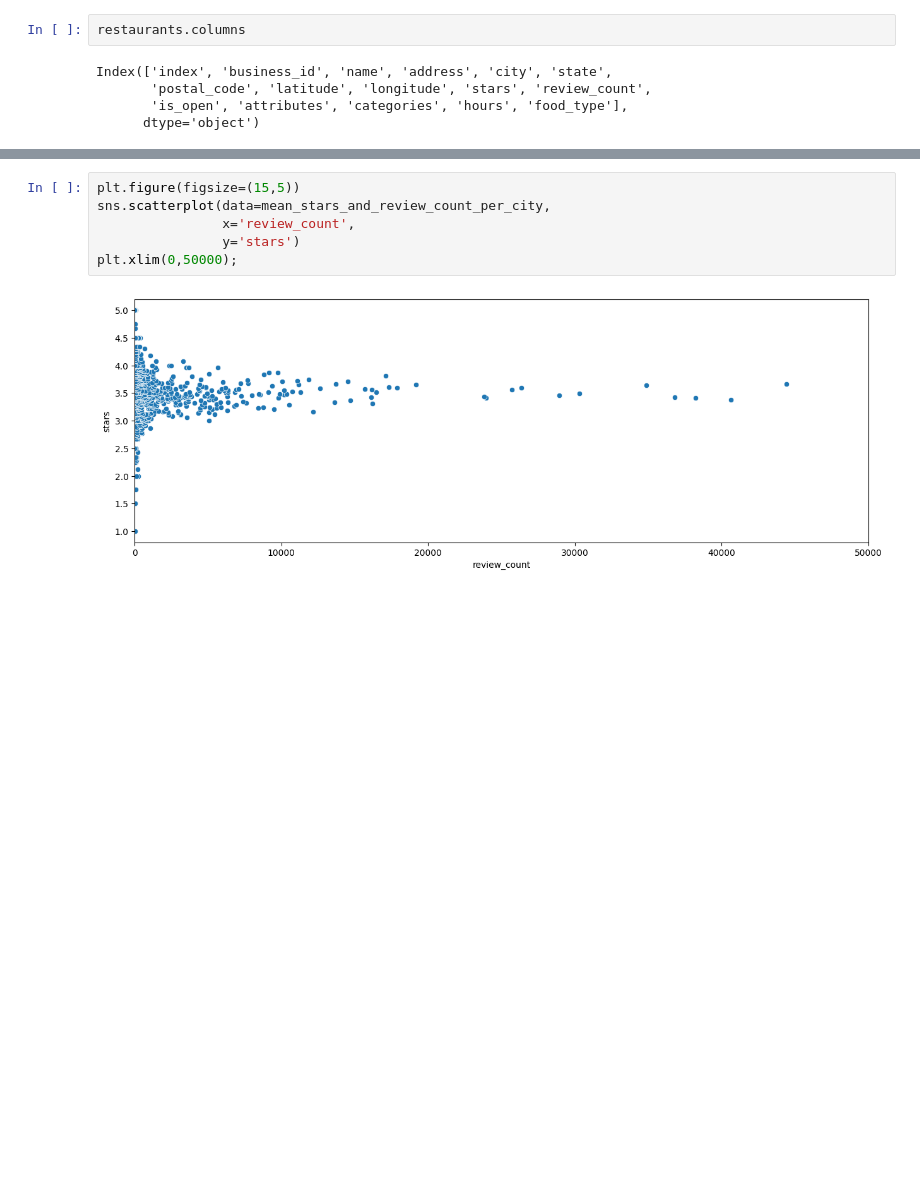
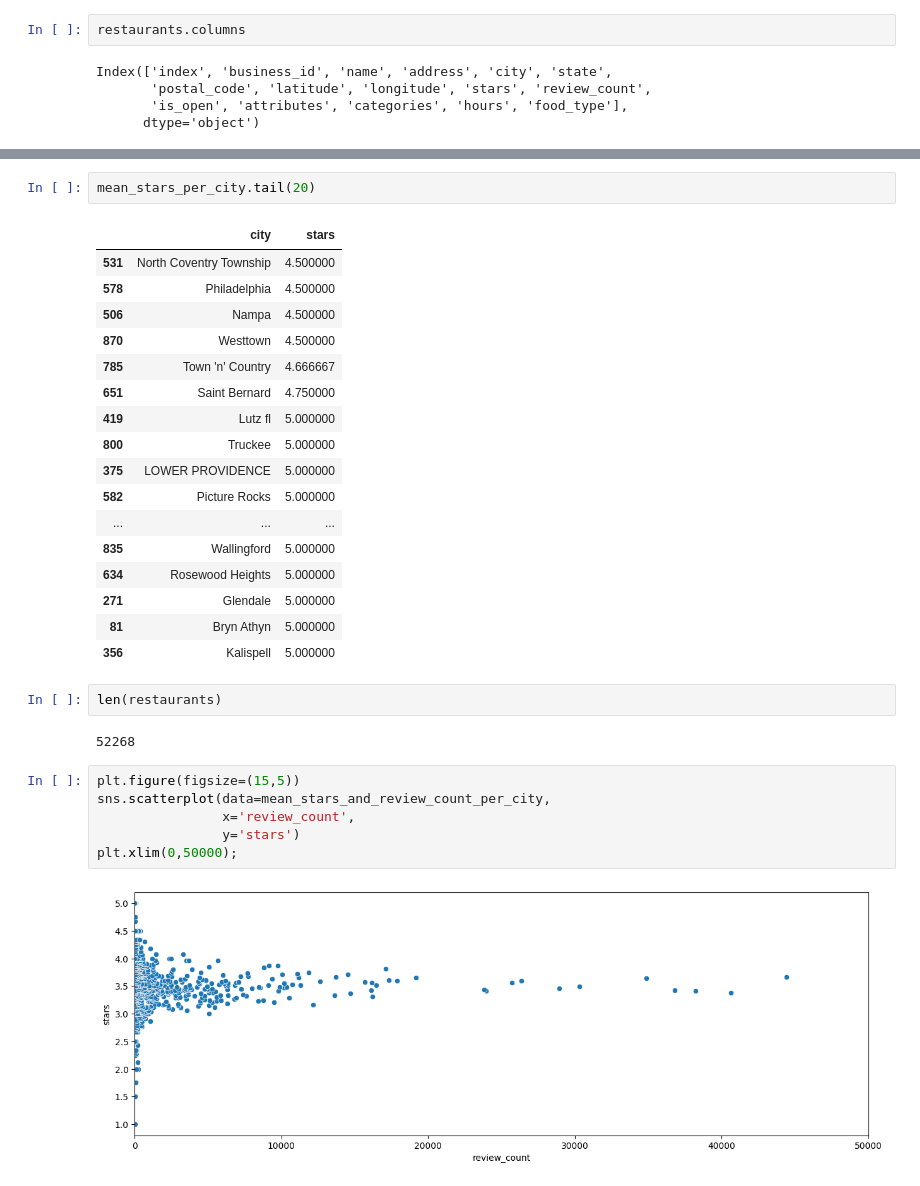
Before and after one commit to Dimasaur/scorecast, a Jupyter notebook: eda/quentin_business_eda.ipynb, the cells around one changed output, grey strips where cells are left out. Cells and saved outputs as stored; diff of their text form; blank space fills up the shorter version.

```diff
--- a/eda/quentin_business_eda.ipynb
+++ b/eda/quentin_business_eda.ipynb
@@ -250,3 +260,27 @@ mean_stars_and_review_count_per_city = mean_stars_per_city.merge(num_reviews_per
+# %%
+mean_stars_per_city.tail(20)
+# %% [output]
+|  | city | stars |
+| 531 | North Coventry Township | 4.500000 |
+| 578 | Philadelphia | 4.500000 |
+| 506 | Nampa | 4.500000 |
+| 870 | Westtown | 4.500000 |
+| 785 | Town 'n' Country | 4.666667 |
+| 651 | Saint Bernard | 4.750000 |
+| 419 | Lutz fl | 5.000000 |
+| 800 | Truckee | 5.000000 |
+| 375 | LOWER PROVIDENCE | 5.000000 |
+| 582 | Picture Rocks | 5.000000 |
+| ... | ... | ... |
+| 835 | Wallingford | 5.000000 |
+| 634 | Rosewood Heights | 5.000000 |
+| 271 | Glendale | 5.000000 |
+| 81 | Bryn Athyn | 5.000000 |
+| 356 | Kalispell | 5.000000 |
+# %%
+len(restaurants)
+# %% [output]
+52268
 # %%
 plt.figure(figsize=(15,5))
 sns.scatterplot(data=mean_stars_and_review_count_per_city,
```
Also changed, not shown: parts of 2 cells of this notebook, 6 other files.
